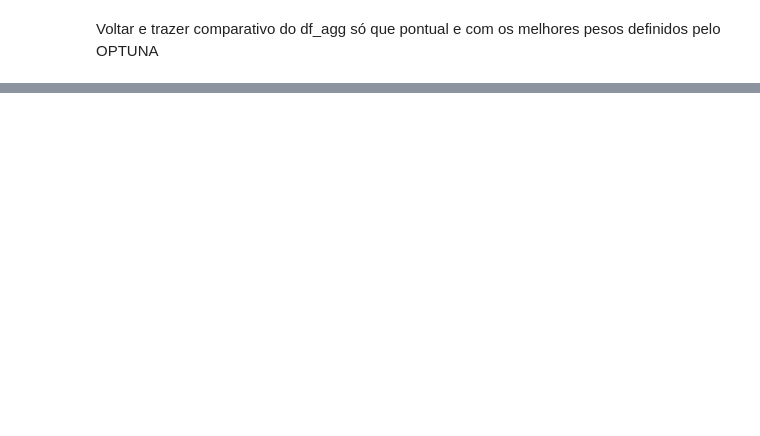
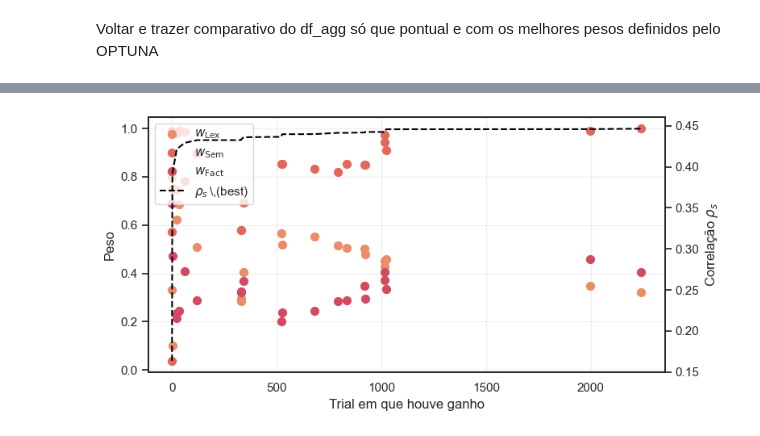
Before and after one commit to thiago-ouverney/pyAutoSummarizer, a Jupyter notebook: research/optimization.ipynb, the cells around one changed output, grey strips where cells are left out. Saved outputs shown, nothing was run; the diff lists cells and outputs as text; code cells hidden in the pictures; blank space fills up the shorter version.

```diff
--- a/research/optimization.ipynb
+++ b/research/optimization.ipynb
@@ -196,0 +606,27 @@ plt.show()
+# %%
+fig, ax1 = plt.subplots(figsize=(8,4))
+ax2 = ax1.twinx()
+
+# pesos em ax1
+for col, label in zip(["w_lex", "w_sem", "w_fact"],
+                      [r"$w_{\text{Lex}}$", r"$w_{\text{Sem}}$", r"$w_{\text{Fact}}$"]):
+    ax1.scatter(best_df["trial"], best_df[col], label=label, s=50)
+
+# objetivo em ax2
+ax2.plot(best_df["trial"], best_df["score"], "k--", lw=1.5,
+         label=r"$\rho_{s}\,$\,(best)")           # << aqui estava o problema
+
+ax1.set_xlabel("Trial em que houve ganho")
+ax1.set_ylabel("Peso")
+ax2.set_ylabel(r"Correlação $\rho_{s}$")
+ax1.grid(alpha=.3)
+
+# legenda combinada
+lines, labels = ax1.get_legend_handles_labels()
+lines2, labels2 = ax2.get_legend_handles_labels()
+ax1.legend(lines + lines2, labels + labels2, loc="upper left")
+
+fig.tight_layout()
+# fig.savefig("pesos_e_score_melhores_trials.pdf")
+# %% [output]
+[figure, added]
```
Also changed, not shown: parts of 81 cells of this notebook.
